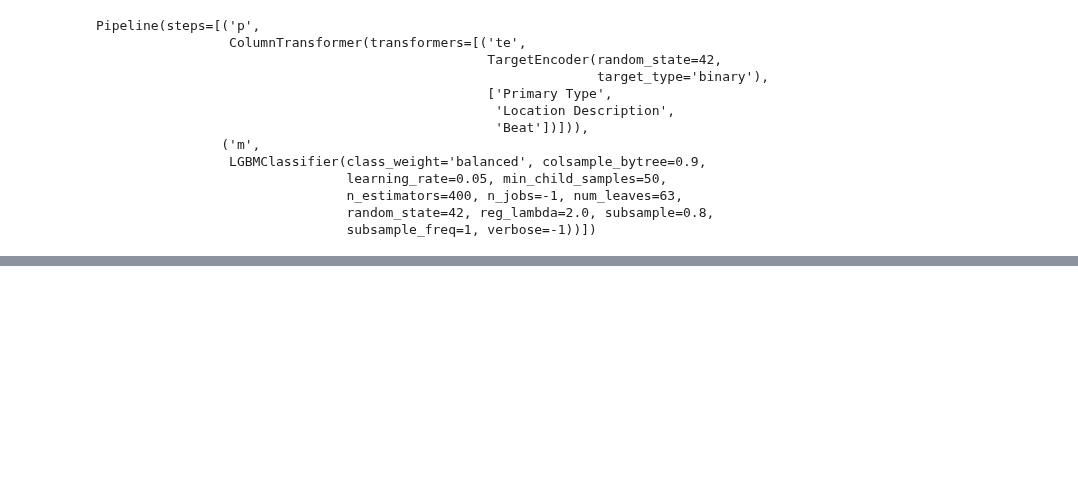
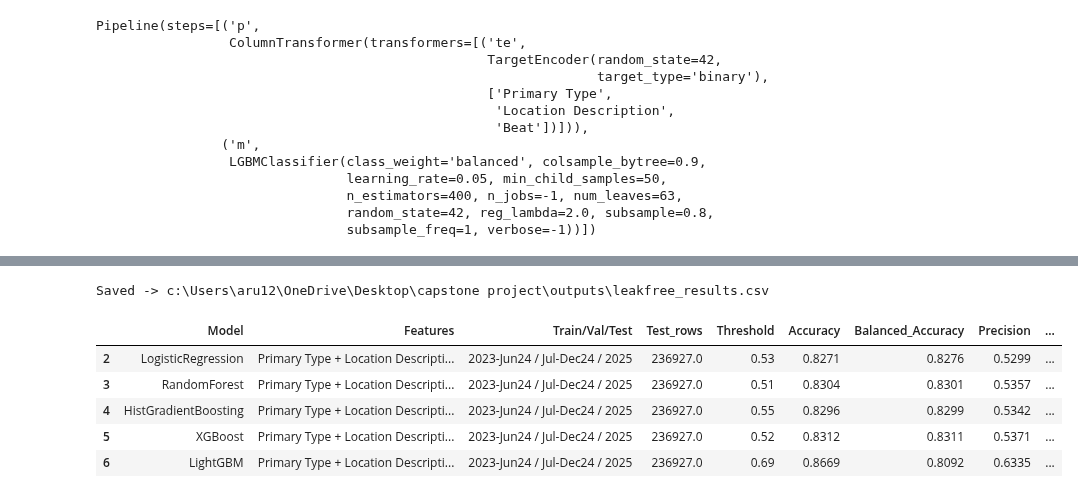
Before and after one commit to PadmasaleAravindaValli/CAPSTONE-PROJECT, a Jupyter notebook: notebooks/07_LightGBM_Model.ipynb, the cells around one changed output, grey strips where cells are left out. Drawn from its saved outputs; the diff is of its cells as text; code cells hidden in the pictures; blank space fills up the shorter version.

```diff
--- a/notebooks/07_LightGBM_Model.ipynb
+++ b/notebooks/07_LightGBM_Model.ipynb
@@ -53,8 +50,0 @@ Pipeline(steps=[('p',
-# %%
-t = best_threshold(yva, pipe.predict_proba(Xva)[:, 1])
-p_te = pipe.predict_proba(Xte)[:, 1]
-report("LightGBM", yte, p_te, t)
-print("test ROC-AUC:", round(roc_auc_score(yte, p_te), 4))
-joblib.dump(pipe, ROOT / "models/LightGBM.joblib")
-save_rows([metrics_row("LightGBM", yte, p_te, t)])
-pd.read_csv(RESULTS)
@@ -71,0 +82,41 @@ test ROC-AUC: 0.9114
+# %%
+## 4. Save model and add a row to outputs/leakfree_results.csv
+from sklearn.metrics import balanced_accuracy_score
+
+joblib.dump(pipe, ROOT / "models" / "lightgbm.joblib")
+
+(ROOT / "outputs").mkdir(exist_ok=True)
+res_path = ROOT / "outputs" / "leakfree_results.csv"
+
+yh = (pte >= best_t).astype(int)
+row = {
+    "Model": "LightGBM",
+    "Features": "Primary Type + Location Description + Beat",
+    "Train/Val/Test": "2023-Jun24 / Jul-Dec24 / 2025",
+    "Test_rows": len(Xte),
+    "Threshold": round(float(best_t), 2),
+    "Accuracy": round(accuracy_score(yte, yh), 4),
+    "Balanced_Accuracy": round(balanced_accuracy_score(yte, yh), 4),
+    "Precision": round(precision_score(yte, yh, zero_division=0), 4),
+    "Recall": round(recall_score(yte, yh), 4),
+    "F1": round(f1_score(yte, yh), 4),
+    "ROC_AUC": round(roc_auc_score(yte, pte), 4),
+}
+
+res = pd.read_csv(res_path)
+res = res[res["Model"] != "LightGBM"]
+res = pd.concat([res, pd.DataFrame([row])[res.columns]], ignore_index=True)
+res.to_csv(res_path, index=False)          # full file keeps every model's row
+print("Saved ->", res_path)
+
+# show only LightGBM + classical ML models (no deep learning rows)
+dl_models = ["MLP (embeddings)", "FT-Transformer (DL)"]
+res[~res["Model"].isin(dl_models)]
+# %% [output]
+Saved -> c:\Users\aru12\OneDrive\Desktop\capstone project\outputs\leakfree_results.csv
+|  | Model | Features | Train/Val/Test | Test_rows | Threshold | Accuracy | Balanced_Accuracy | Precision | ... |
+| 2 | LogisticRegression | Primary Type + Location Descripti... | 2023-Jun24 / Jul-Dec24 / 2025 | 236927.0 | 0.53 | 0.8271 | 0.8276 | 0.5299 | ... |
+| 3 | RandomForest | Primary Type + Location Descripti... | 2023-Jun24 / Jul-Dec24 / 2025 | 236927.0 | 0.51 | 0.8304 | 0.8301 | 0.5357 | ... |
+| 4 | HistGradientBoosting | Primary Type + Location Descripti... | 2023-Jun24 / Jul-Dec24 / 2025 | 236927.0 | 0.55 | 0.8296 | 0.8299 | 0.5342 | ... |
+| 5 | XGBoost | Primary Type + Location Descripti... | 2023-Jun24 / Jul-Dec24 / 2025 | 236927.0 | 0.52 | 0.8312 | 0.8311 | 0.5371 | ... |
+| 6 | LightGBM | Primary Type + Location Descripti... | 2023-Jun24 / Jul-Dec24 / 2025 | 236927.0 | 0.69 | 0.8669 | 0.8092 | 0.6335 | ... |
```
Also changed, not shown: parts of 3 cells of this notebook, 4 other files.
